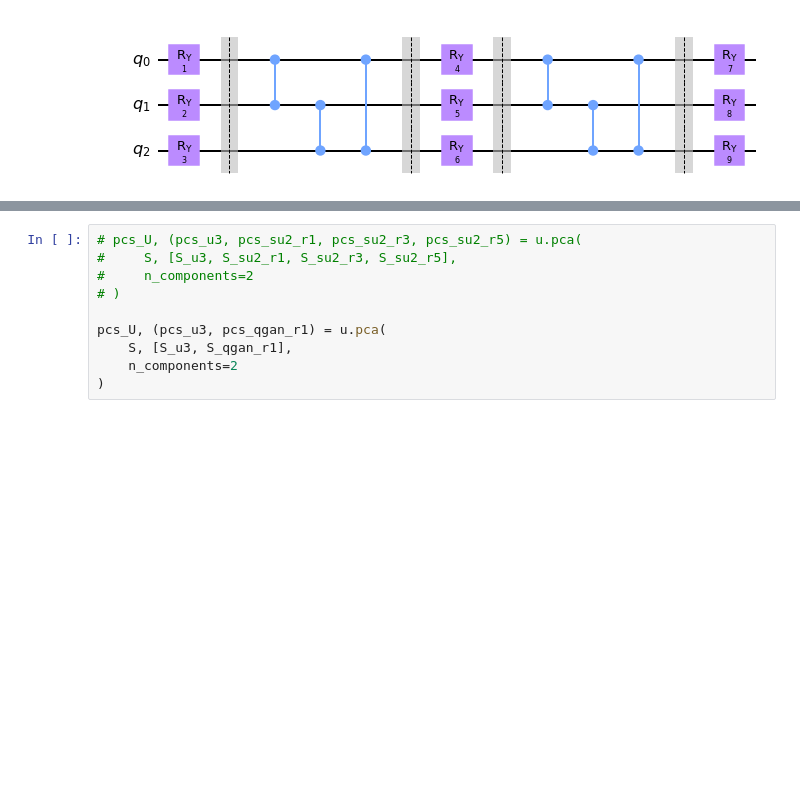
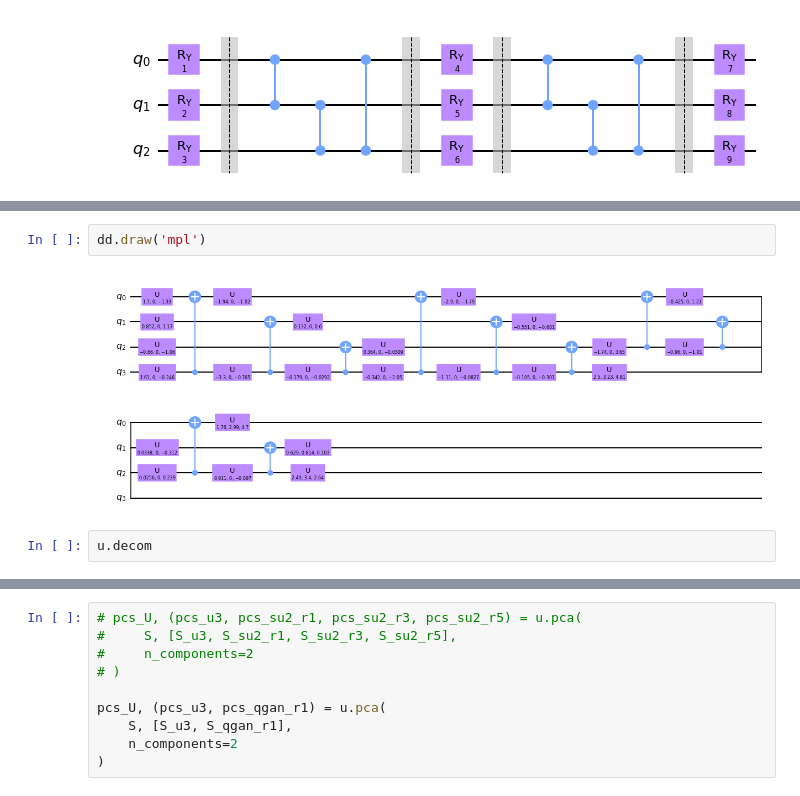
Before and after one commit to Allenator/nusynth, a Jupyter notebook: new.ipynb, the cells around one changed output, grey strips where cells are left out. Cells and saved outputs as stored; diff of their text form; blank space fills up the shorter version.

```diff
--- a/new.ipynb
+++ b/new.ipynb
@@ -42,0 +85,6 @@ sa = a.Squander(3, tolerance=1e-6, initial_guess='zeros', param_max=4 * np.pi, p
+# %%
+dd.draw('mpl')
+# %% [output]
+[figure, added]
+# %%
+u.decom
```
Also changed, not shown: parts of 96 cells of this notebook, 2 other files.
